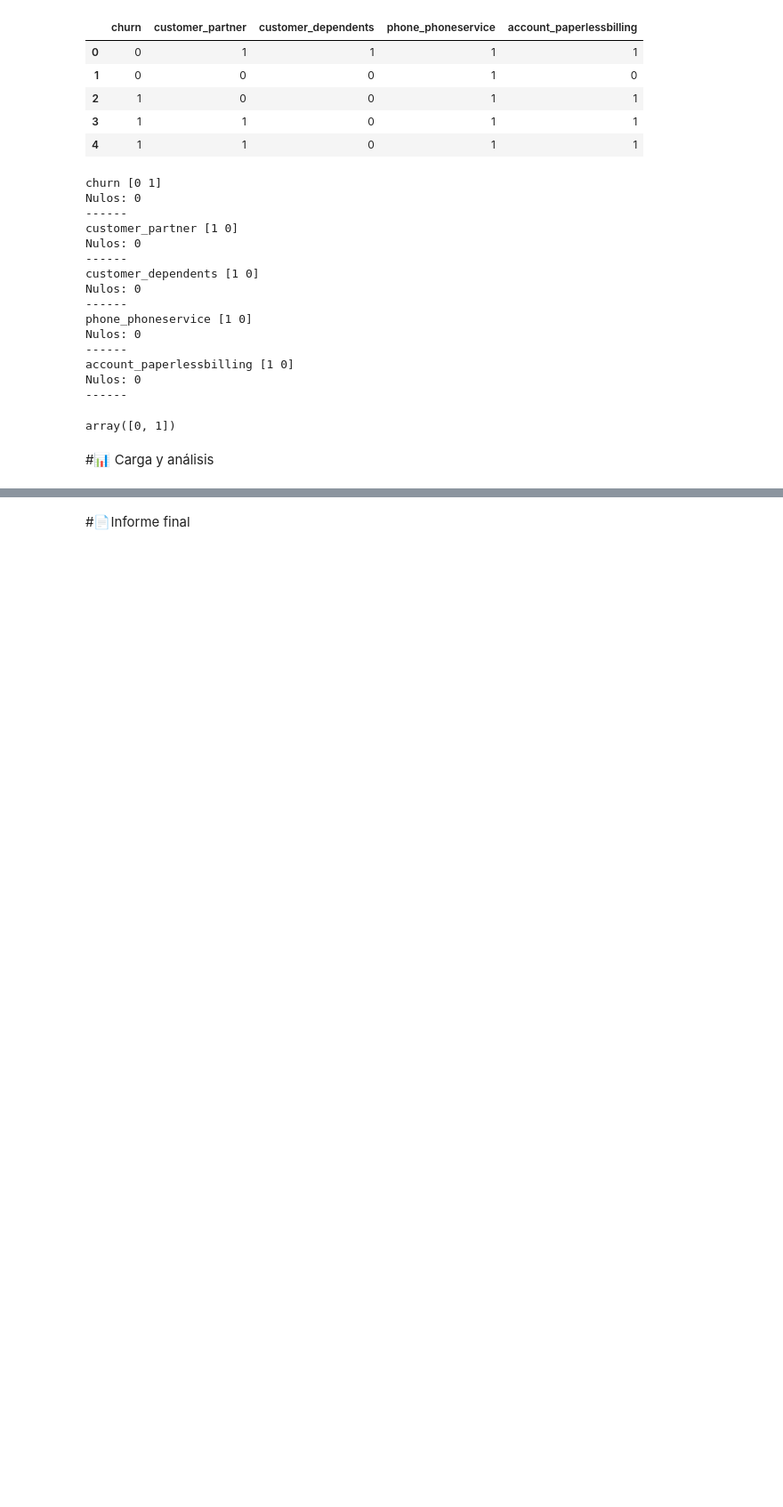
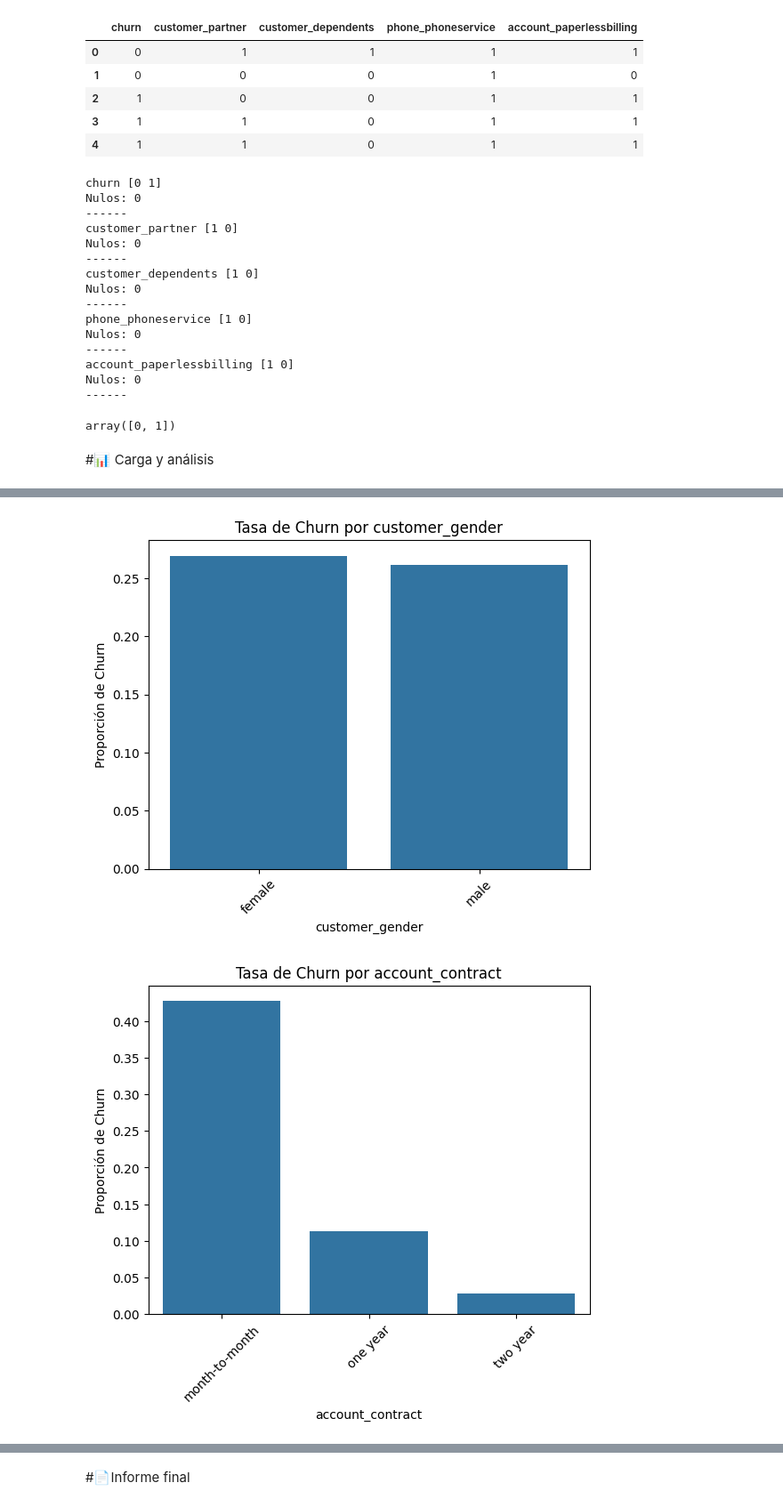
Before and after one commit to epjuarez/alura-challenge-telecomx, a Jupyter notebook: TelecomX_LATAM.ipynb, the cells around one changed output, grey strips where cells are left out. Shown at 89% size. Drawn from its saved outputs; the diff is of its cells as text; code cells hidden in the pictures; blank space fills up the shorter version.

```diff
--- a/TelecomX_LATAM.ipynb
+++ b/TelecomX_LATAM.ipynb
@@ -367,0 +420,20 @@ array([0, 1])
+# %%
+categorical_cols = ['customer_gender', 'account_contract', 'account_paymentmethod']
+
+for col in categorical_cols:
+    churn_rate = (
+        df.groupby(col)['churn']
+          .mean()
+          .sort_values(ascending=False)
+    )
+
+    plt.figure()
+    sns.barplot(x=churn_rate.index, y=churn_rate.values)
+    plt.title(f'Tasa de Churn por {col}')
+    plt.xlabel(col)
+    plt.ylabel('Proporción de Churn')
+    plt.xticks(rotation=45)
+    plt.show()
+# %% [output]
+[figure, added]
+[figure, added]
```
Also changed, not shown: parts of 13 cells of this notebook.
